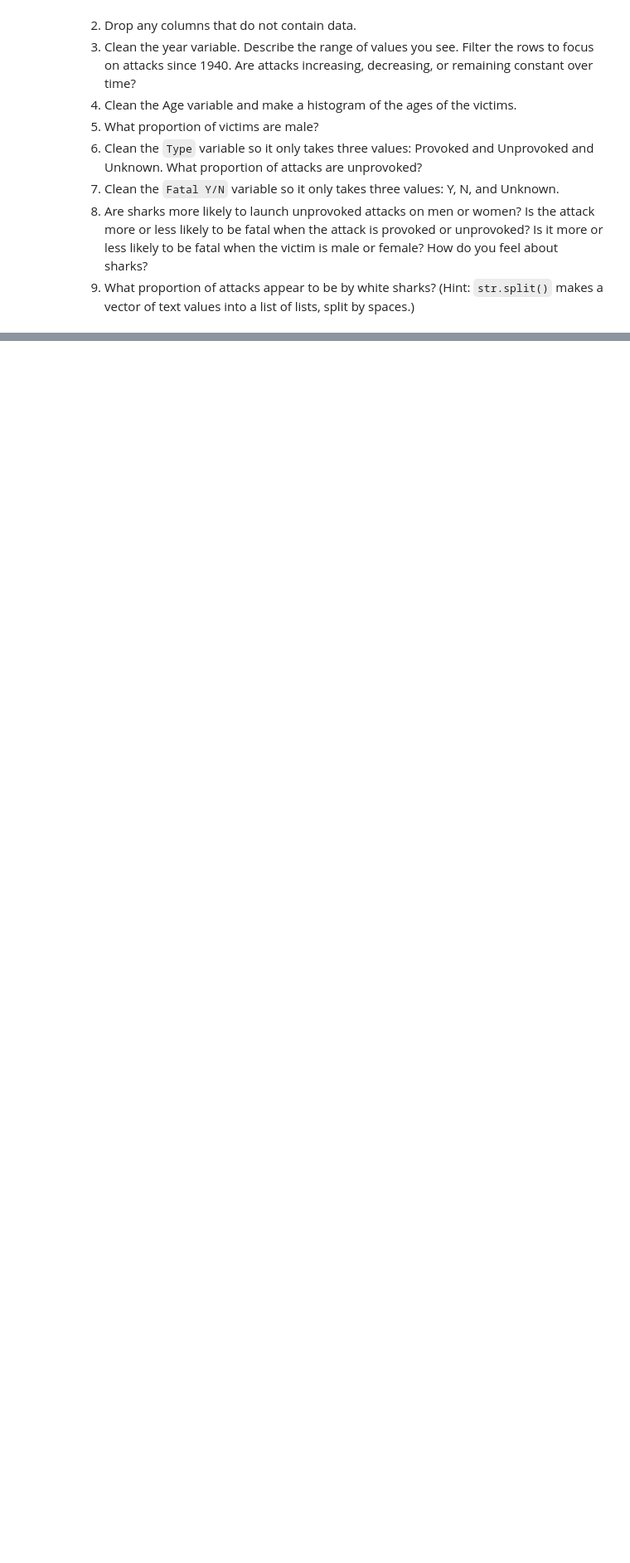
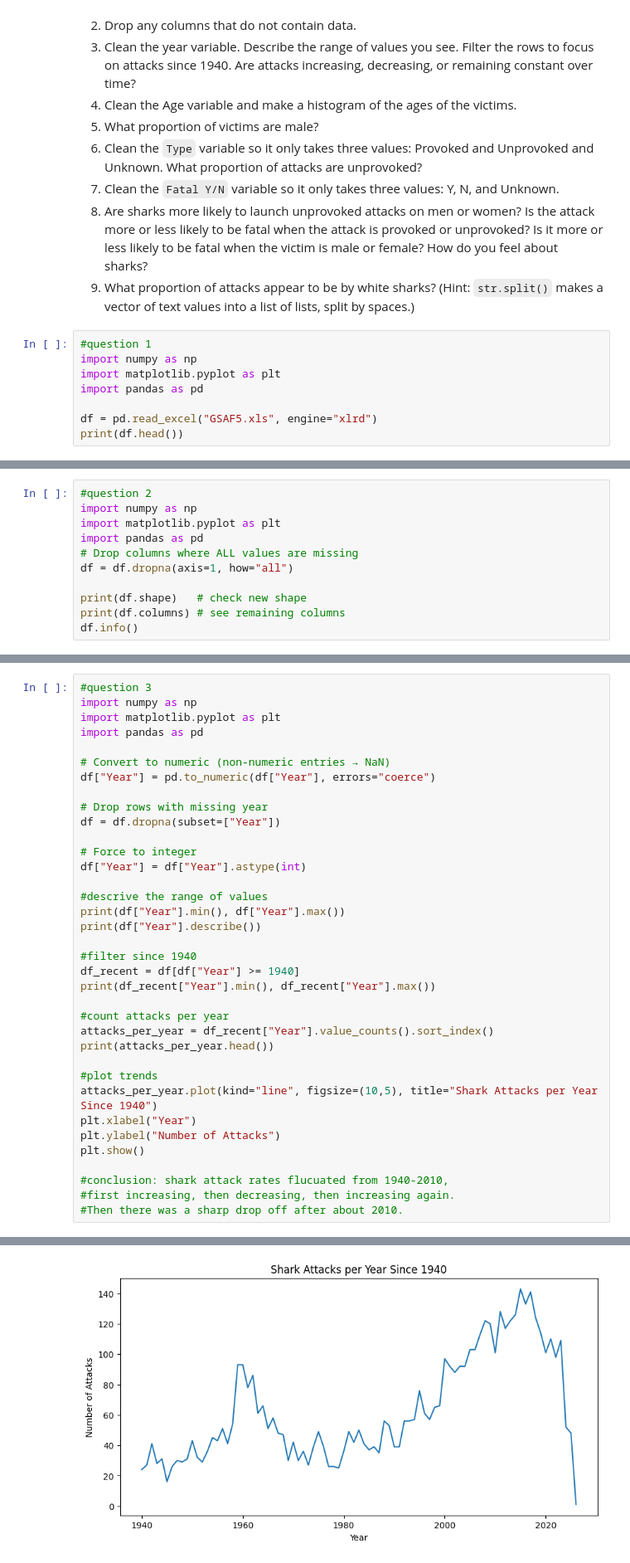
Before and after one commit to emilyfriedman8/wrangling_assignment, a Jupyter notebook: assignment.ipynb, the cells around one changed output, grey strips where cells are left out. Shown at 83% size. Cells and saved outputs as stored; diff of their text form; blank space fills up the shorter version.

```diff
--- a/assignment.ipynb
+++ b/assignment.ipynb
@@ -147,3 +188,11 @@ Name: count, dtype: int64
 7. Clean the `Fatal Y/N` variable so it only takes three values: Y, N, and Unknown.
 8. Are sharks more likely to launch unprovoked attacks on men or women? Is the attack more or less likely to be fatal when the attack is provoked or unprovoked? Is it more or less likely to be fatal when the victim is male or female? How do you feel about sharks?
 9. What proportion of attacks appear to be by white sharks? (Hint: `str.split()` makes a vector of text values into a list of lists, split by spaces.)
+# %%
+#question 1
+import numpy as np
+import matplotlib.pyplot as plt
+import pandas as pd
+
+df = pd.read_excel("GSAF5.xls", engine="xlrd")
+print(df.head())
@@ -149,0 +217,11 @@ Name: count, dtype: int64
+# %%
+#question 2
+import numpy as np
+import matplotlib.pyplot as plt
+import pandas as pd
+# Drop columns where ALL values are missing
+df = df.dropna(axis=1, how="all")
+
+print(df.shape)   # check new shape
+print(df.columns) # see remaining columns
+df.info()
@@ -149,0 +246,37 @@ Name: count, dtype: int64
+# %%
+#question 3
+import numpy as np
+import matplotlib.pyplot as plt
+import pandas as pd
+
+# Convert to numeric (non-numeric entries → NaN)
+df["Year"] = pd.to_numeric(df["Year"], errors="coerce")
+
+# Drop rows with missing year
+df = df.dropna(subset=["Year"])
+
+# Force to integer
+df["Year"] = df["Year"].astype(int)
+
+#descrive the range of values
+print(df["Year"].min(), df["Year"].max())
+print(df["Year"].describe())
+
+#filter since 1940
+df_recent = df[df["Year"] >= 1940]
+print(df_recent["Year"].min(), df_recent["Year"].max())
+
+#count attacks per year
+attacks_per_year = df_recent["Year"].value_counts().sort_index()
+print(attacks_per_year.head())
+
+#plot trends
+attacks_per_year.plot(kind="line", figsize=(10,5), title="Shark Attacks per Year Since 1940")
+plt.xlabel("Year")
+plt.ylabel("Number of Attacks")
+plt.show()
+
+#conclusion: shark attack rates flucuated from 1940-2010,
+#first increasing, then decreasing, then increasing again.
+#Then there was a sharp drop off after about 2010.
+# %% [output]
@@ -149,0 +301 @@ Name: count, dtype: int64
+[figure, added]
```
Also changed, not shown: parts of 6 cells of this notebook.
